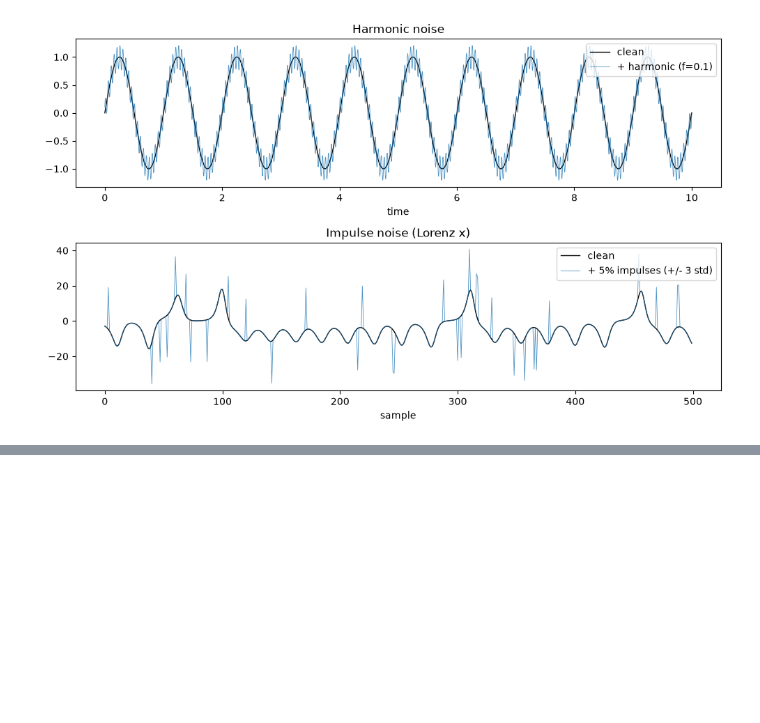
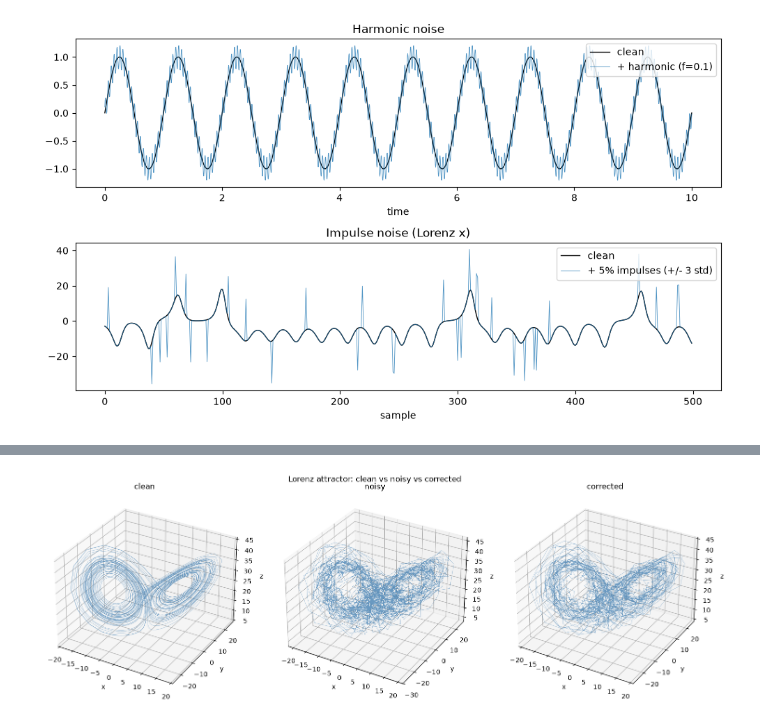
Before and after one commit to ieeningnwq/nolitisea, a Jupyter notebook: examples/noise.ipynb, the cells around one changed output, grey strips where cells are left out. Saved outputs shown, nothing was run; the diff lists cells and outputs as text; code cells hidden in the pictures; blank space fills up the shorter version.

```diff
--- a/examples/noise.ipynb
+++ b/examples/noise.ipynb
@@ -135,0 +211,19 @@ plt.show()
+# %%
+fig, axes = plt.subplots(1, 3, figsize=(15, 5),
+                         subplot_kw={'projection': '3d'})
+for ax, data, title in zip(
+    axes, [clean, noisy, corrected],
+    ['clean', 'noisy', 'corrected'],
+):
+    ax.plot(data[:, 0], data[:, 1], data[:, 2],
+            lw=0.3, color='steelblue', alpha=0.8)
+    ax.set_title(title)
+    ax.set_xlabel('x')
+    ax.set_ylabel('y')
+    ax.set_zlabel('z')
+fig.suptitle('Lorenz attractor: clean vs noisy vs corrected')
+
+plt.tight_layout()
+plt.show()
+# %% [output]
+[figure, added]
```
Also changed, not shown: parts of 7 cells of this notebook, 4 other files.
